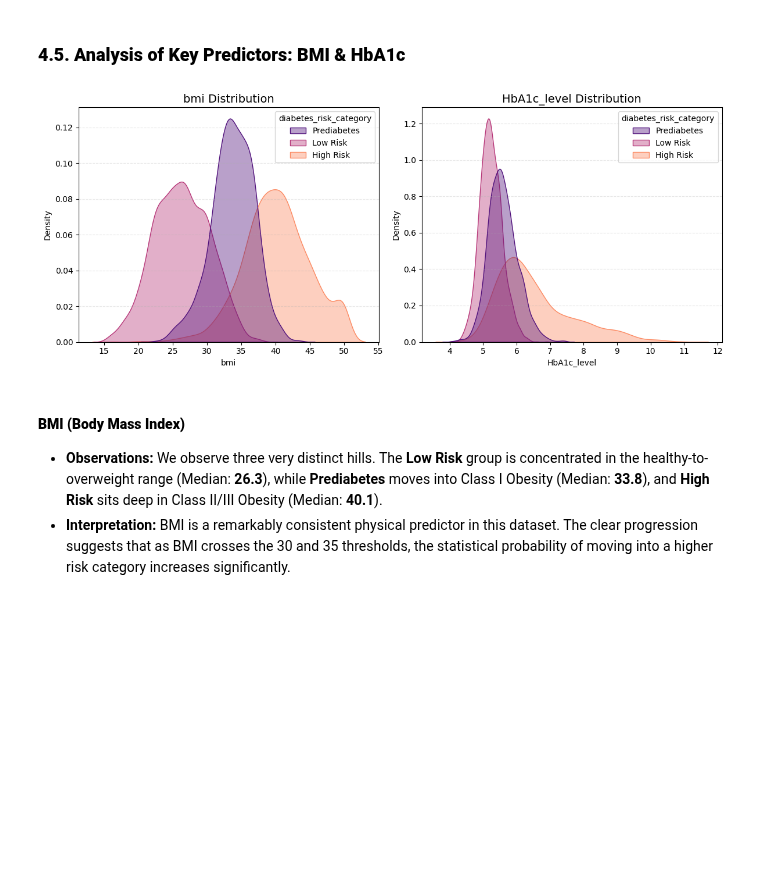
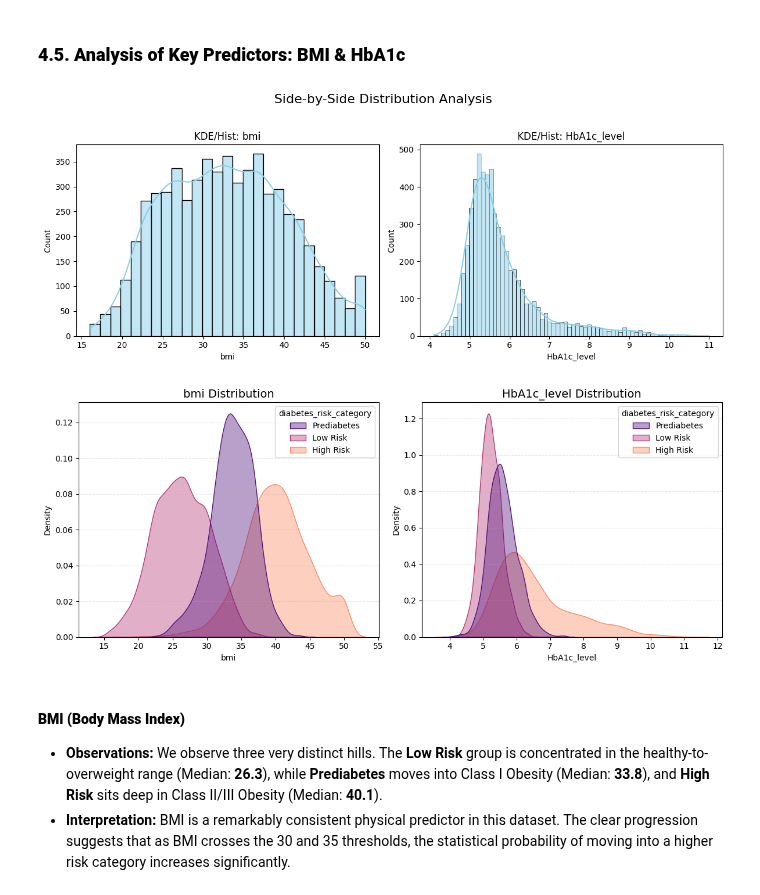
Before and after one commit to JoseDrube/Diabetes_Risk_Prediction, a Jupyter notebook: notebooks/01_eda.ipynb, the cells around one changed output. Drawn from its saved outputs; the diff is of its cells as text; code cells hidden in the pictures; blank space fills up the shorter version.

```diff
--- a/notebooks/01_eda.ipynb
+++ b/notebooks/01_eda.ipynb
@@ -197,9 +205,11 @@ plot_multiple_comparison_kde(df, ['blood_pressure','triglycerides_level', 'chole
 # %% [markdown]
 ### **4.5. Analysis of Key Predictors: BMI & HbA1c**
 # %%
+plot_multiple_distributions(df, ['bmi', 'HbA1c_level'])
 plot_multiple_comparison_kde(df, ['bmi', 'HbA1c_level'])
 # %% [output]
-[figure, old version]
+[figure, new version]
+[figure, added]
 # %% [markdown]
 #### **BMI (Body Mass Index)**
 * **Observations:** We observe three very distinct hills. The **Low Risk** group is concentrated in the healthy-to-overweight range (Median: **26.3**), while **Prediabetes** moves into Class I Obesity (Median: **33.8**), and **High Risk** sits deep in Class II/III Obesity (Median: **40.1**).
```
Also changed, not shown: parts of 11 cells of this notebook.
